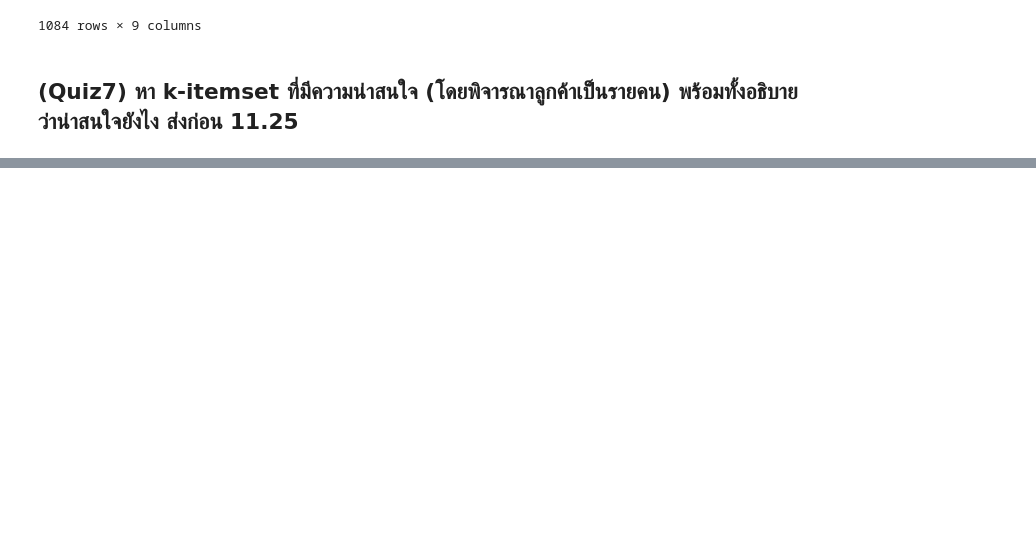
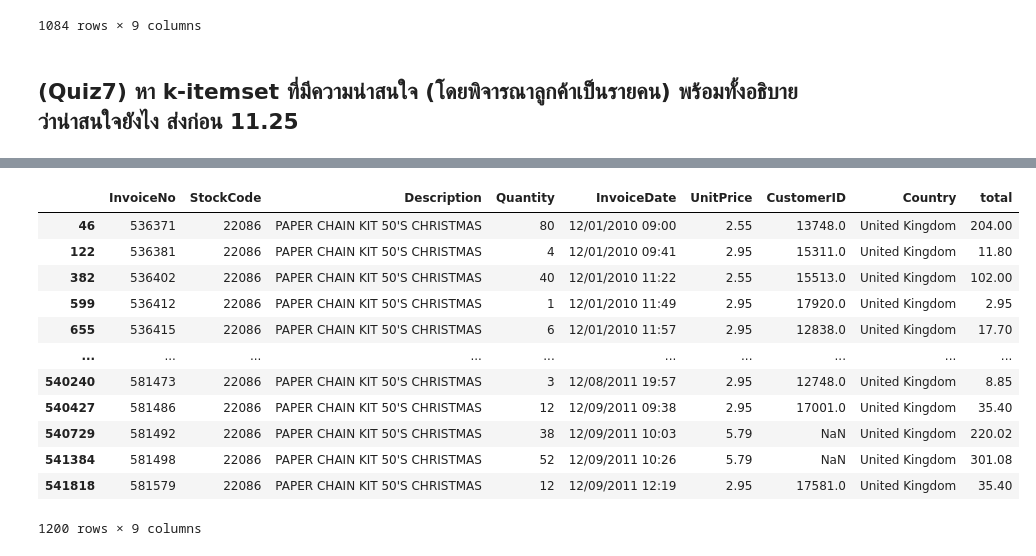
Before and after one commit to ParichayaHongthongkum/DWDM21, a Jupyter notebook: Chapter6_Association_Rules.ipynb, the cells around one changed output, grey strips where cells are left out. Saved outputs shown, nothing was run; the diff lists cells and outputs as text; code cells hidden in the pictures; blank space fills up the shorter version.

```diff
--- a/Chapter6_Association_Rules.ipynb
+++ b/Chapter6_Association_Rules.ipynb
@@ -306,0 +388,16 @@ data_clean[data_clean['StockCode']=='22699']
+# %%
+data_clean[data_clean['StockCode']=='22086']
+# %% [output]
+|  | InvoiceNo | StockCode | Description | Quantity | InvoiceDate | UnitPrice | CustomerID | Country | total |
+| 46 | 536371 | 22086 | PAPER CHAIN KIT 50'S CHRISTMAS | 80 | 12/01/2010 09:00 | 2.55 | 13748.0 | United Kingdom | 204.00 |
+| 122 | 536381 | 22086 | PAPER CHAIN KIT 50'S CHRISTMAS | 4 | 12/01/2010 09:41 | 2.95 | 15311.0 | United Kingdom | 11.80 |
+| 382 | 536402 | 22086 | PAPER CHAIN KIT 50'S CHRISTMAS | 40 | 12/01/2010 11:22 | 2.55 | 15513.0 | United Kingdom | 102.00 |
+| 599 | 536412 | 22086 | PAPER CHAIN KIT 50'S CHRISTMAS | 1 | 12/01/2010 11:49 | 2.95 | 17920.0 | United Kingdom | 2.95 |
+| 655 | 536415 | 22086 | PAPER CHAIN KIT 50'S CHRISTMAS | 6 | 12/01/2010 11:57 | 2.95 | 12838.0 | United Kingdom | 17.70 |
+| ... | ... | ... | ... | ... | ... | ... | ... | ... | ... |
+| 540240 | 581473 | 22086 | PAPER CHAIN KIT 50'S CHRISTMAS | 3 | 12/08/2011 19:57 | 2.95 | 12748.0 | United Kingdom | 8.85 |
+| 540427 | 581486 | 22086 | PAPER CHAIN KIT 50'S CHRISTMAS | 12 | 12/09/2011 09:38 | 2.95 | 17001.0 | United Kingdom | 35.40 |
+| 540729 | 581492 | 22086 | PAPER CHAIN KIT 50'S CHRISTMAS | 38 | 12/09/2011 10:03 | 5.79 | NaN | United Kingdom | 220.02 |
+| 541384 | 581498 | 22086 | PAPER CHAIN KIT 50'S CHRISTMAS | 52 | 12/09/2011 10:26 | 5.79 | NaN | United Kingdom | 301.08 |
+| 541818 | 581579 | 22086 | PAPER CHAIN KIT 50'S CHRISTMAS | 12 | 12/09/2011 12:19 | 2.95 | 17581.0 | United Kingdom | 35.40 |
+1200 rows × 9 columns
```
Also changed, not shown: parts of 6 cells of this notebook.
